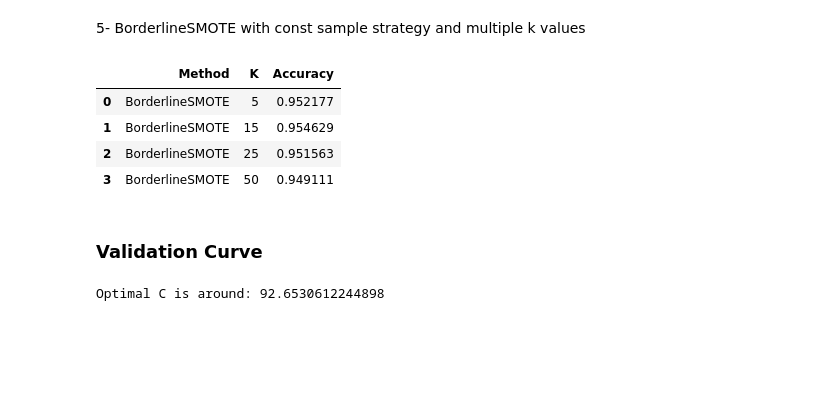
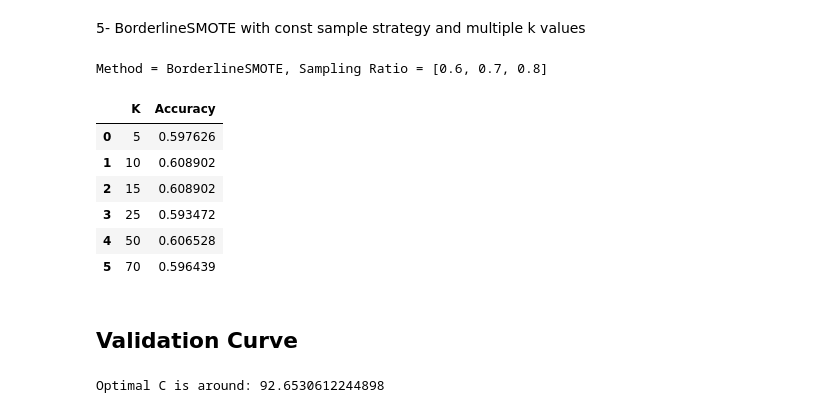
Before and after one commit to Marim1611/Bing-Bang-BodyLevel, a Jupyter notebook: ModelPipelines/LogisticRegression/Analysis.ipynb, the cells around one changed output. Cells and saved outputs as stored; diff of their text form; code cells hidden in the pictures; blank space fills up the shorter version.

```diff
--- a/ModelPipelines/LogisticRegression/Analysis.ipynb
+++ b/ModelPipelines/LogisticRegression/Analysis.ipynb
@@ -127,12 +101,2 @@ show_results(accuracies, methods,k=Ks, title="SMOTE, k=5")
 # %% [markdown]
 4- BorderlineSMOTE with const k and multiple sample strategy
-# %%
-methods=['BorderlineSMOTE','BorderlineSMOTE','BorderlineSMOTE','BorderlineSMOTE']
-sampling_ratios=[[1,1,1],[0.5,0.6,0.9] , [0.4,0.5,.8] , [0.7,0.8,1]]
-accuracies = []
-for i,r in enumerate(sampling_ratios):
-    bal_x, bal_y = handle_class_imbalance(x_data_d, y_data_d, method="BorderlineSMOTE",k=5, sampling_ratio=sampling_ratios[i])
-    clf = LogisticRegression(multi_class='multinomial')
-    clf.fit(bal_x, bal_y)
-    y_pred = mlq.l(cross_val_predict)(clf, bal_x, bal_y, cv=4)
-    accuracies.append( np.mean(y_pred == bal_y))
@@ -147,25 +114,20 @@ show_results(accuracies, methods, sample_ratio= sampling_ratios, title="Borderli
 # %% [markdown]
 5- BorderlineSMOTE with const sample strategy and multiple k values
-# %%
-Ks=[5,15,25,50]
-sampling_ratio=[0.5,0.6,0.9]
-accuracies = []
-for i,k in enumerate(Ks):
-    bal_x, bal_y = handle_class_imbalance(x_data_d, y_data_d, method="BorderlineSMOTE",k=k, sampling_ratio=sampling_ratio)
-    clf = LogisticRegression(multi_class='multinomial')
-    clf.fit(bal_x, bal_y)
-    y_pred = mlq.l(cross_val_predict)(clf, bal_x, bal_y, cv=4)
-    accuracies.append( np.mean(y_pred == bal_y))
-# %%
-show_results(accuracies, methods,k=Ks, title="SMOTE, k=5")
-# %% [output]
-|  | Method | K | Accuracy |
-| 0 | BorderlineSMOTE | 5 | 0.952177 |
-| 1 | BorderlineSMOTE | 15 | 0.954629 |
-| 2 | BorderlineSMOTE | 25 | 0.951563 |
-| 3 | BorderlineSMOTE | 50 | 0.949111 |
+# %%
+sample_ratio=[0.6,0.7,0.8]
+Ks=[5,10,15,25,50,70]
+evaluate_const_sample_ratios_diff_k(x_data_d,y_data_d ,clf , method='BorderlineSMOTE' , Ks=Ks, sample_ratio=sample_ratio)
+# %% [output]
+Method = BorderlineSMOTE, Sampling Ratio = [0.6, 0.7, 0.8]
+|  | K | Accuracy |
+| 0 | 5 | 0.597626 |
+| 1 | 10 | 0.608902 |
+| 2 | 15 | 0.608902 |
+| 3 | 25 | 0.593472 |
+| 4 | 50 | 0.606528 |
+| 5 | 70 | 0.596439 |
 # %% [markdown]
-### Validation Curve
+## Validation Curve
 # %%
 C = np.linspace(1, 500, 50)
 validation_curves(clf, x_data_d, y_data_d,5, "C",C)
```
Also changed, not shown: parts of 15 cells of this notebook.
